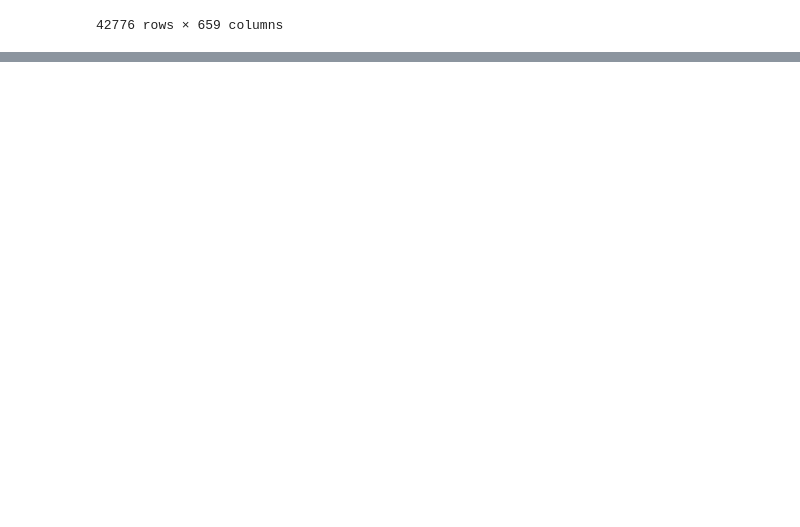
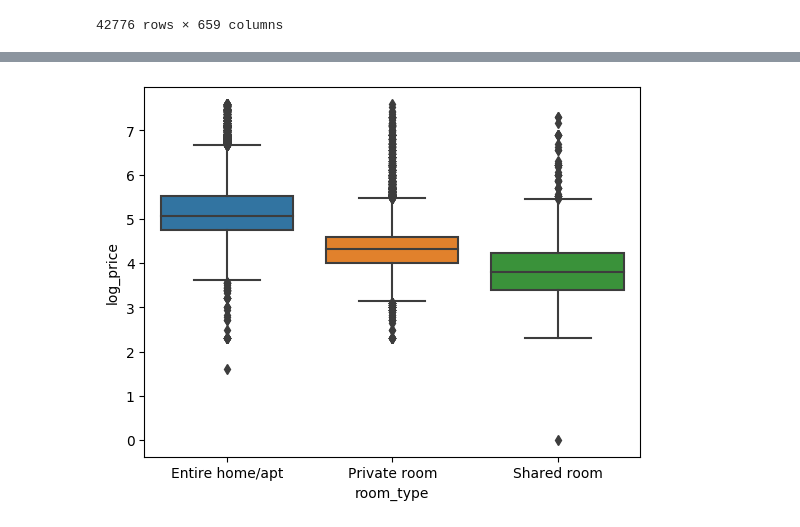
Before and after one commit to Suraj520/data-science, a Jupyter notebook: 03-case-studies/04-predicting-airbnb-prices/notebook.ipynb, the cells around one changed output, grey strips where cells are left out. Cells and saved outputs as stored; diff of their text form; code cells hidden in the pictures; blank space fills up the shorter version.

```diff
--- a/03-case-studies/04-predicting-airbnb-prices/notebook.ipynb
+++ b/03-case-studies/04-predicting-airbnb-prices/notebook.ipynb
@@ -199,0 +340,6 @@ df
+# %%
+# Boxplot of log price by room type
+sns.boxplot(data=df_original, x='room_type', y='log_price')
+plt.show()
+# %% [output]
+[figure, added]
```
Also changed, not shown: parts of 23 cells of this notebook.
